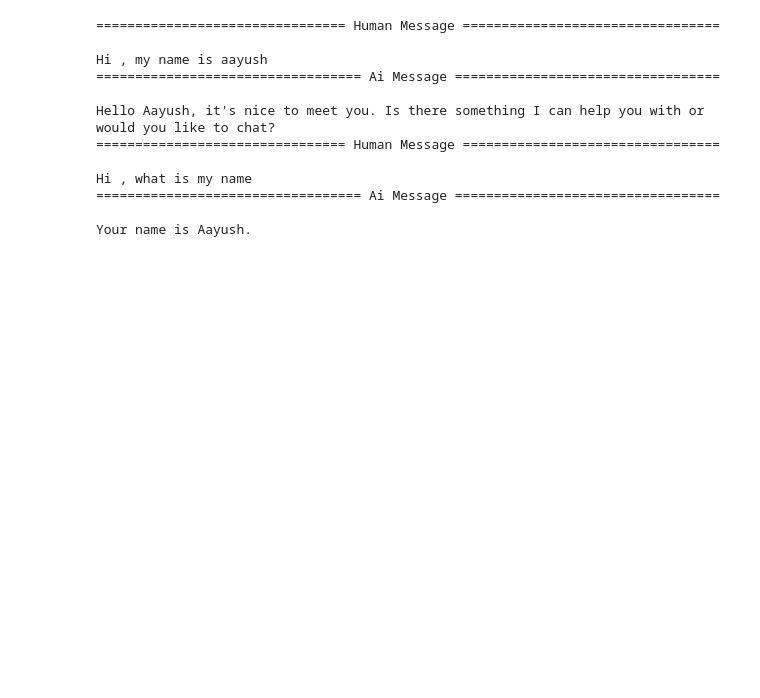
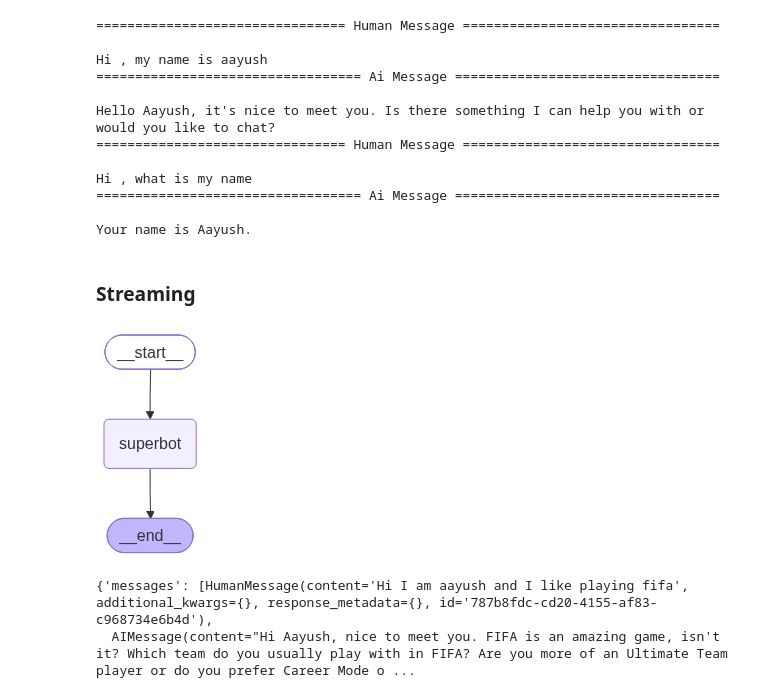
Before and after one commit to Aayush-Mistri/LLMops_agenticAI, a Jupyter notebook: basicchatbot/1basicchatbot.ipynb, the cells around one changed output. Cells and saved outputs as stored; diff of their text form; code cells hidden in the pictures; blank space fills up the shorter version.

Commit message:
streaming and its types

```diff
--- a/basicchatbot/1basicchatbot.ipynb
+++ b/basicchatbot/1basicchatbot.ipynb
@@ -279,3 +279,37 @@ Hi , what is my name
 ================================== Ai Message ==================================
 
 Your name is Aayush.
+# %% [markdown]
+### Streaming
+# %%
+from langgraph.checkpoint.memory import MemorySaver
+memory = MemorySaver()
+# %%
+def superbot(state:State):
+    return {"messages":[llm.invoke(state["messages"])]}
+# %%
+graph = StateGraph(State)
+
+##node
+graph.add_node("superbot" , superbot)
+
+##edges
+graph.add_edge(START , "superbot")
+graph.add_edge("superbot" , END)
+
+graph_builder = graph.compile(checkpointer=memory)
+
+from IPython.display import Image , display
+
+display(Image(graph_builder.get_graph().draw_mermaid_png()))
+# %% [output]
+[figure, added]
+# %%
+#invocation
+
+config = {"configurable":{"thread_id":"1"}}
+
+graph_builder.invoke({"messages":"Hi I am aayush and I like playing fifa"} ,config = config)
+# %% [output]
+{'messages': [HumanMessage(content='Hi I am aayush and I like playing fifa', additional_kwargs={}, response_metadata={}, id='787b8fdc-cd20-4155-af83-c968734e6b4d'),
+  AIMessage(content="Hi Aayush, nice to meet you. FIFA is an amazing game, isn't it? Which team do you usually play with in FIFA? Are you more of an Ultimate Team player or do you prefer Career Mode o ...
```
Also changed, not shown: parts of 1 cell of this notebook.
